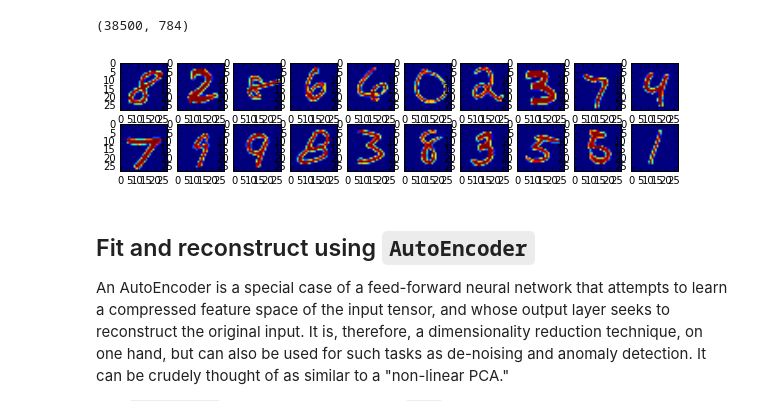
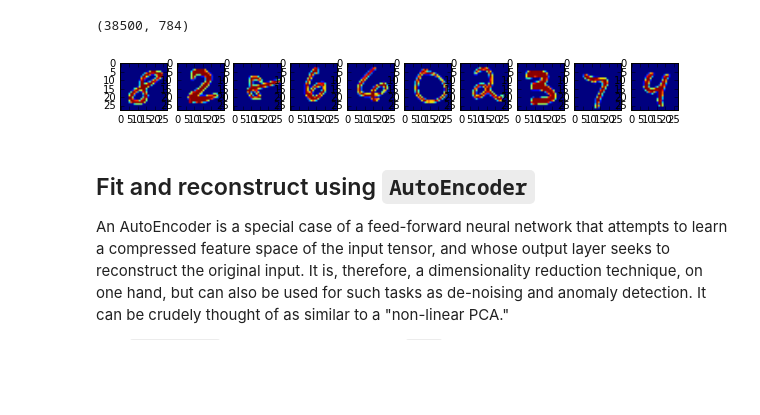
Before and after one commit to tgsmith61591/smrt, a Jupyter notebook: examples/MNIST example.ipynb, the cells around one changed output. Cells and saved outputs as stored; diff of their text form; code cells hidden in the pictures; blank space fills up the shorter version.

```diff
--- a/examples/MNIST example.ipynb
+++ b/examples/MNIST example.ipynb
@@ -51,25 +51,44 @@ X_train.shape
 # %% [output]
 (38500, 784)
 # %%
-from matplotlib import pyplot as plt
-%matplotlib inline
+# matplotlib is way too into the whole "warn for everything"
+import warnings
 
+def suppress_warnings(func):
+    def wrapper(*args, **kwargs):
+        with warnings.catch_warnings():
+            warnings.simplefilter("ignore")
+            return func(*args, **kwargs)
+    return wrapper
+
+
+@suppress_warnings
 def show_mnist(array_a, array_b=None, show=10, nrow=2, ncol=10, figsize=(10, 2)):
+    # import without warnings
+    from matplotlib import pyplot as plt
+    %matplotlib inline
+
     if array_b is None:
-        array_b = array_a[::-1]
+        nrow = 1
+
+    if nrow not in (1, 2):
+        raise ValueError('nrow must be in (1, 2)')
 
     f, a = plt.subplots(nrow, ncol, figsize=figsize)
     for i in range(show):
-        a[0][i].imshow(np.reshape(array_a[i], (28, 28)))
-        a[1][i].imshow(np.reshape(array_b[i], (28, 28)))
+        if nrow > 1:
+            a[0][i].imshow(np.reshape(array_a[i], (28, 28)))
+            a[1][i].imshow(np.reshape(array_b[i], (28, 28)))
+        else:
+            a[i].imshow(np.reshape(array_a[i], (28, 28)))
 
     f.show()
     plt.draw()
 
 # draw some:
 show_mnist(X_train)
 # %% [output]
-[figure, old version]
+[figure, new version]
 # %% [markdown]
 ## Fit and reconstruct using `AutoEncoder`
 
```
Also changed, not shown: parts of 8 cells of this notebook, 17 other files.
